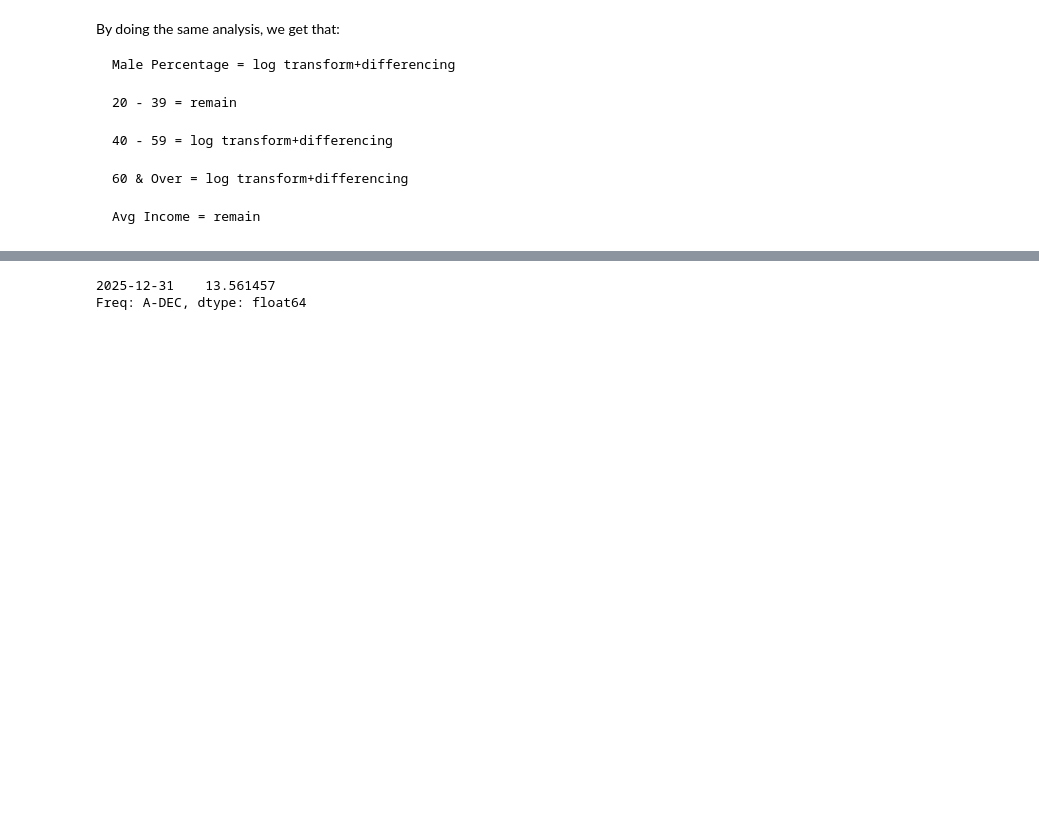
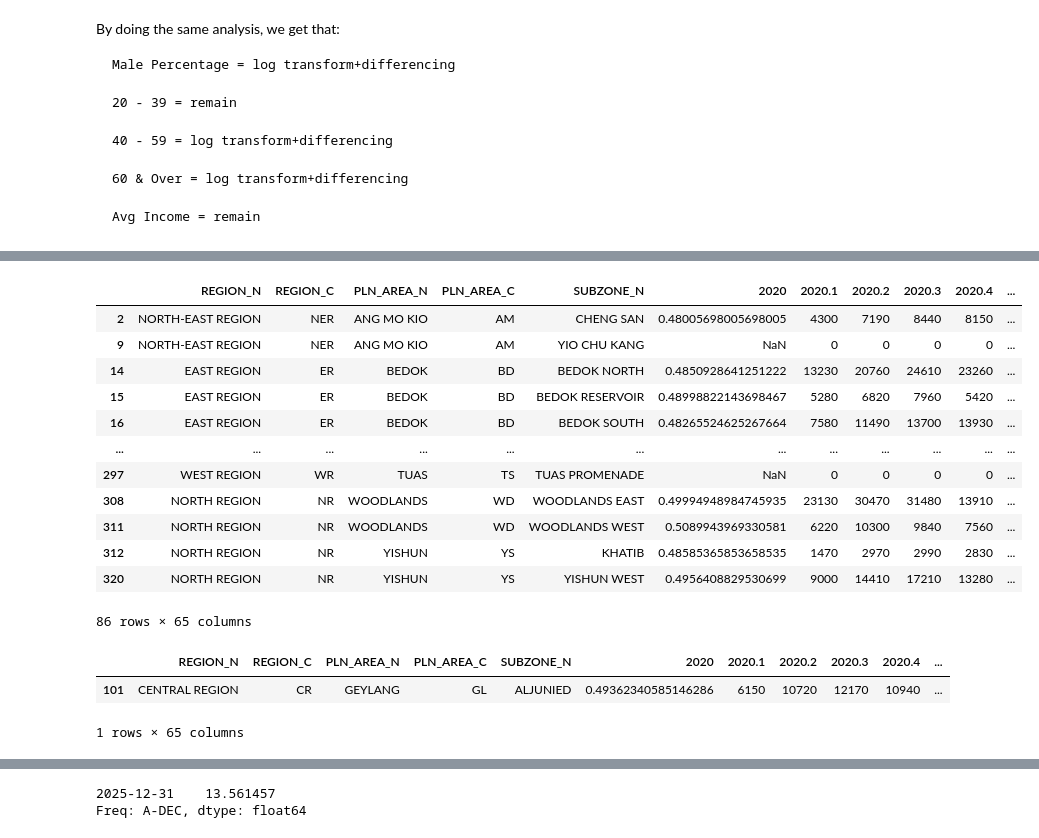
Before and after one commit to bleow/CZ1115PROJ-DataScience_Python, a Jupyter notebook: Jupyter notebook/Actual Timeseries.ipynb, the cells around one changed output, grey strips where cells are left out. Cells and saved outputs as stored; diff of their text form; code cells hidden in the pictures; blank space fills up the shorter version.

```diff
--- a/Jupyter notebook/Actual Timeseries.ipynb
+++ b/Jupyter notebook/Actual Timeseries.ipynb
@@ -591,0 +631,25 @@ By doing the same analysis, we get that:
+# %%
+dT_data1 = pd.read_csv('dT_data1.csv')
+dT_data1_subzones = dT_data1.loc[dT_data1["SUBZONE_N"].isin(listofSubzones)]
+dT_data1_subzones
+# %% [output]
+|  | REGION_N | REGION_C | PLN_AREA_N | PLN_AREA_C | SUBZONE_N | 2020 | 2020.1 | 2020.2 | 2020.3 | 2020.4 | ... |
+| 2 | NORTH-EAST REGION | NER | ANG MO KIO | AM | CHENG SAN | 0.48005698005698005 | 4300 | 7190 | 8440 | 8150 | ... |
+| 9 | NORTH-EAST REGION | NER | ANG MO KIO | AM | YIO CHU KANG | NaN | 0 | 0 | 0 | 0 | ... |
+| 14 | EAST REGION | ER | BEDOK | BD | BEDOK NORTH | 0.4850928641251222 | 13230 | 20760 | 24610 | 23260 | ... |
+| 15 | EAST REGION | ER | BEDOK | BD | BEDOK RESERVOIR | 0.48998822143698467 | 5280 | 6820 | 7960 | 5420 | ... |
+| 16 | EAST REGION | ER | BEDOK | BD | BEDOK SOUTH | 0.48265524625267664 | 7580 | 11490 | 13700 | 13930 | ... |
+| ... | ... | ... | ... | ... | ... | ... | ... | ... | ... | ... | ... |
+| 297 | WEST REGION | WR | TUAS | TS | TUAS PROMENADE | NaN | 0 | 0 | 0 | 0 | ... |
+| 308 | NORTH REGION | NR | WOODLANDS | WD | WOODLANDS EAST | 0.49994948984745935 | 23130 | 30470 | 31480 | 13910 | ... |
+| 311 | NORTH REGION | NR | WOODLANDS | WD | WOODLANDS WEST | 0.5089943969330581 | 6220 | 10300 | 9840 | 7560 | ... |
+| 312 | NORTH REGION | NR | YISHUN | YS | KHATIB | 0.48585365853658535 | 1470 | 2970 | 2990 | 2830 | ... |
+| 320 | NORTH REGION | NR | YISHUN | YS | YISHUN WEST | 0.4956408829530699 | 9000 | 14410 | 17210 | 13280 | ... |
+86 rows × 65 columns
+# %%
+dT_data1_subzones_alju = dT_data1_subzones[dT_data1_subzones["SUBZONE_N"] == "ALJUNIED"]
+dT_data1_subzones_alju
+# %% [output]
+|  | REGION_N | REGION_C | PLN_AREA_N | PLN_AREA_C | SUBZONE_N | 2020 | 2020.1 | 2020.2 | 2020.3 | 2020.4 | ... |
+| 101 | CENTRAL REGION | CR | GEYLANG | GL | ALJUNIED | 0.49362340585146286 | 6150 | 10720 | 12170 | 10940 | ... |
+1 rows × 65 columns
```
Also changed, not shown: parts of 12 cells of this notebook.
